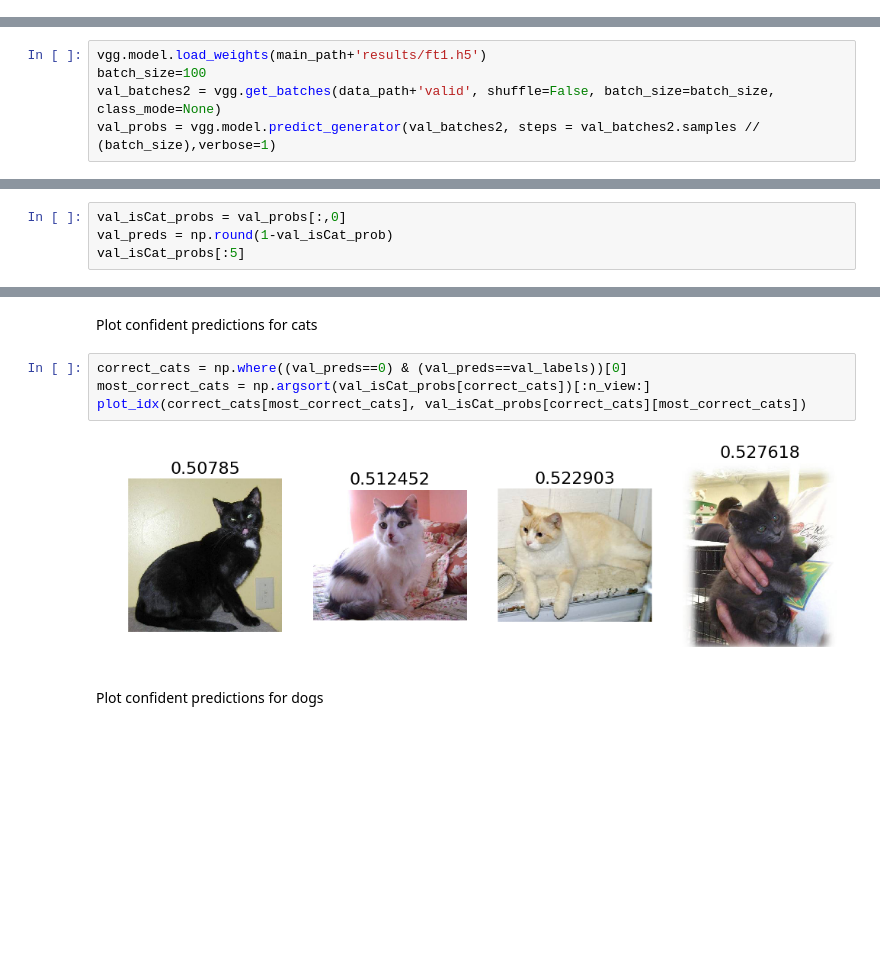
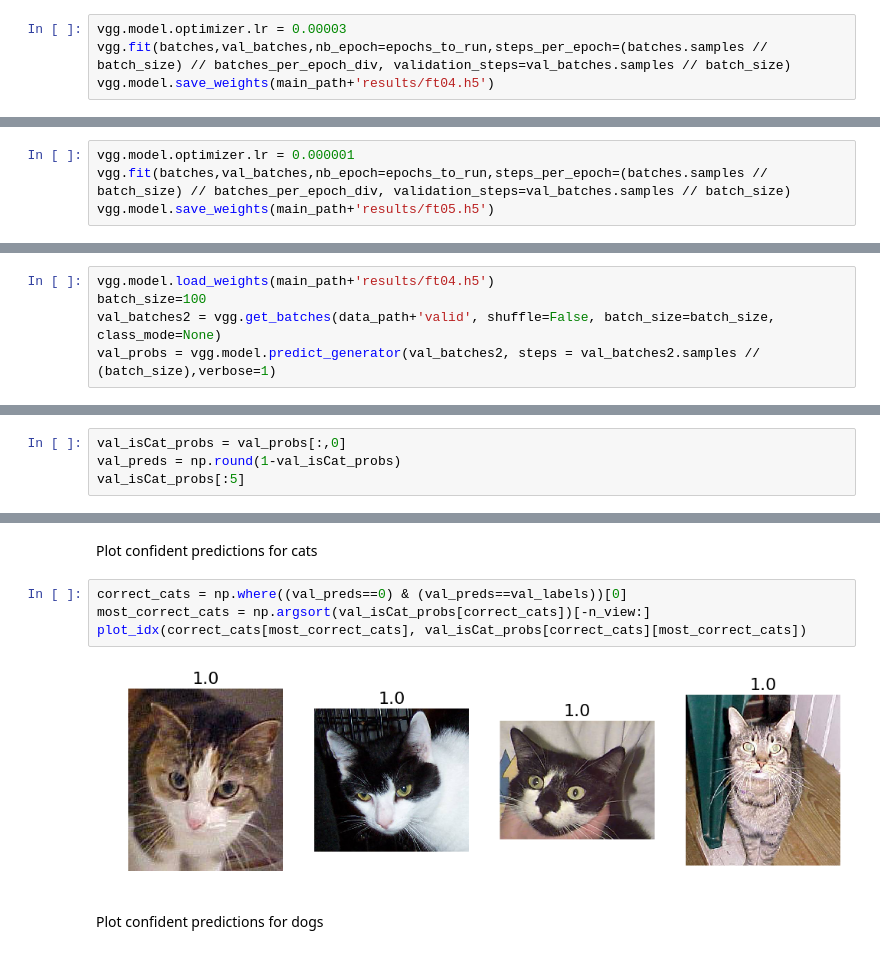
Before and after one commit to MarekKZielinski/courses, a Jupyter notebook: deeplearning1/nbs/Dogs vs Cats Redux.ipynb, the cells around one changed output, grey strips where cells are left out. Drawn from its saved outputs; the diff is of its cells as text; blank space fills up the shorter version.

Commit message:
Added more epochs and saving weights Amend submission generation scripts

```diff
--- a/deeplearning1/nbs/Dogs vs Cats Redux.ipynb
+++ b/deeplearning1/nbs/Dogs vs Cats Redux.ipynb
@@ -78,0 +113,4 @@ vgg.model.load_weights(main_path+'results\\ft1.h5')
+# %%
+vgg.model.optimizer.lr = 0.00003
+vgg.fit(batches,val_batches,nb_epoch=epochs_to_run,steps_per_epoch=(batches.samples // batch_size) // batches_per_epoch_div, validation_steps=val_batches.samples // batch_size)
+vgg.model.save_weights(main_path+'results/ft04.h5')
@@ -78,0 +120,4 @@ vgg.model.load_weights(main_path+'results\\ft1.h5')
+# %%
+vgg.model.optimizer.lr = 0.000001
+vgg.fit(batches,val_batches,nb_epoch=epochs_to_run,steps_per_epoch=(batches.samples // batch_size) // batches_per_epoch_div, validation_steps=val_batches.samples // batch_size)
+vgg.model.save_weights(main_path+'results/ft05.h5')
@@ -277,7 +328,7 @@ FileLink('data/dogscats/results/' + 'subm005.csv')
 # %% [markdown]
 # Visualize results
 # %%
-vgg.model.load_weights(main_path+'results/ft1.h5')
+vgg.model.load_weights(main_path+'results/ft04.h5')
 batch_size=100
 val_batches2 = vgg.get_batches(data_path+'valid', shuffle=False, batch_size=batch_size, class_mode=None)
 val_probs = vgg.model.predict_generator(val_batches2, steps = val_batches2.samples // (batch_size),verbose=1)
@@ -289,6 +340,6 @@ val_labels = val_batches2.classes
 val_filenames = val_batches2.filenames
 # %%
 val_isCat_probs = val_probs[:,0]
-val_preds = np.round(1-val_isCat_prob)
+val_preds = np.round(1-val_isCat_probs)
 val_isCat_probs[:5]
 # %% [output]
@@ -325,10 +376,10 @@ plot_idx(idx,val_isCat_probs[idx])
 Plot confident predictions for cats
 # %%
 correct_cats = np.where((val_preds==0) & (val_preds==val_labels))[0]
-most_correct_cats = np.argsort(val_isCat_probs[correct_cats])[:n_view:]
+most_correct_cats = np.argsort(val_isCat_probs[correct_cats])[-n_view:]
 plot_idx(correct_cats[most_correct_cats], val_isCat_probs[correct_cats][most_correct_cats])
 # %% [output]
-[figure, old version]
+[figure, new version]
 # %% [markdown]
 Plot confident predictions for dogs
 # %%
```
Also changed, not shown: parts of 41 cells of this notebook.
